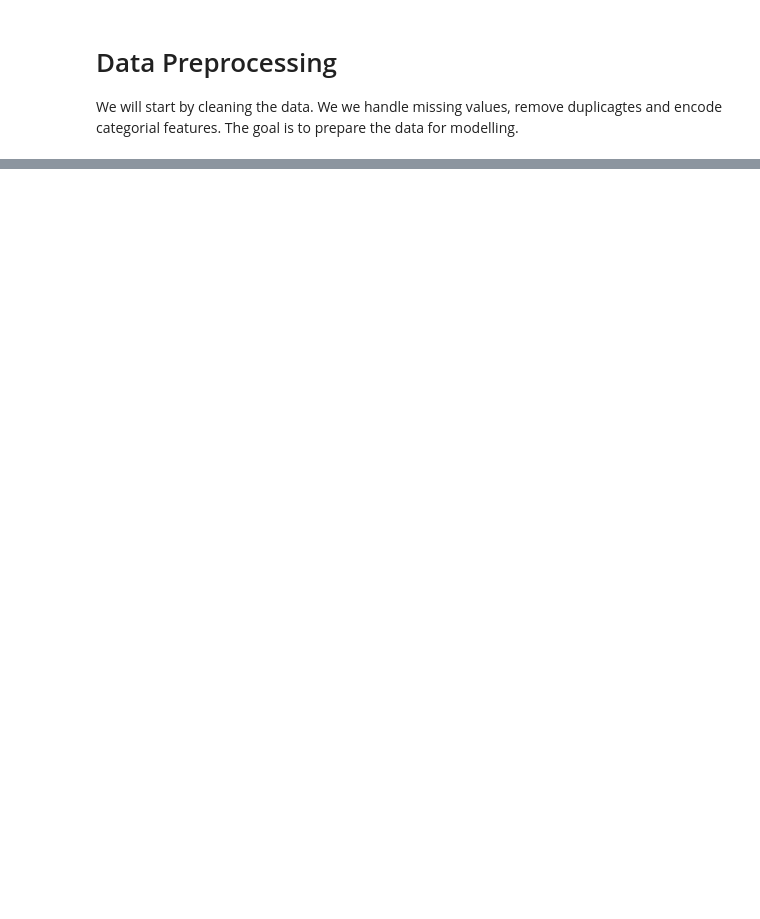
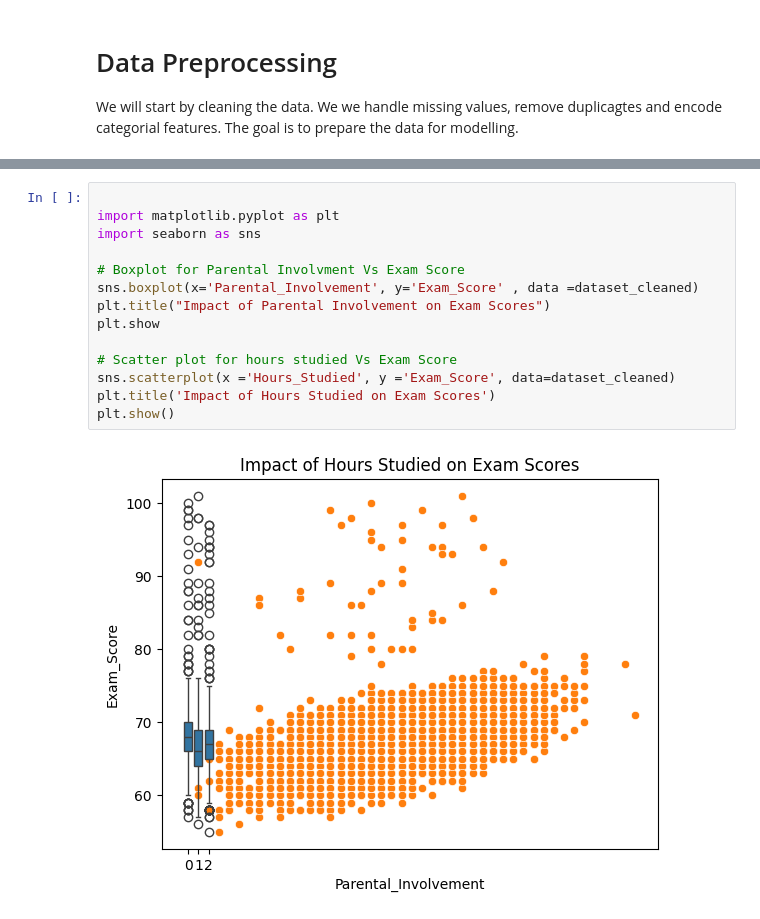
Before and after one commit to Sam-Little/ML_assessment_3, a Jupyter notebook: final_project.ipynb, the cells around one changed output, grey strips where cells are left out. Saved outputs shown, nothing was run; the diff lists cells and outputs as text; blank space fills up the shorter version.

Commit message:
First EDA: Create scatter and boxplots to look at the the relationship between a few different variables

```diff
--- a/final_project.ipynb
+++ b/final_project.ipynb
@@ -84,0 +89,16 @@ Number of duplicate rows: 0
+# %%
+
+import matplotlib.pyplot as plt
+import seaborn as sns
+
+# Boxplot for Parental Involvment Vs Exam Score
+sns.boxplot(x='Parental_Involvement', y='Exam_Score' , data =dataset_cleaned)
+plt.title("Impact of Parental Involvement on Exam Scores")
+plt.show
+
+# Scatter plot for hours studied Vs Exam Score
+sns.scatterplot(x ='Hours_Studied', y ='Exam_Score', data=dataset_cleaned)
+plt.title('Impact of Hours Studied on Exam Scores')
+plt.show()
+# %% [output]
+[figure, added]
```
Also changed, not shown: parts of 1 cell of this notebook.
